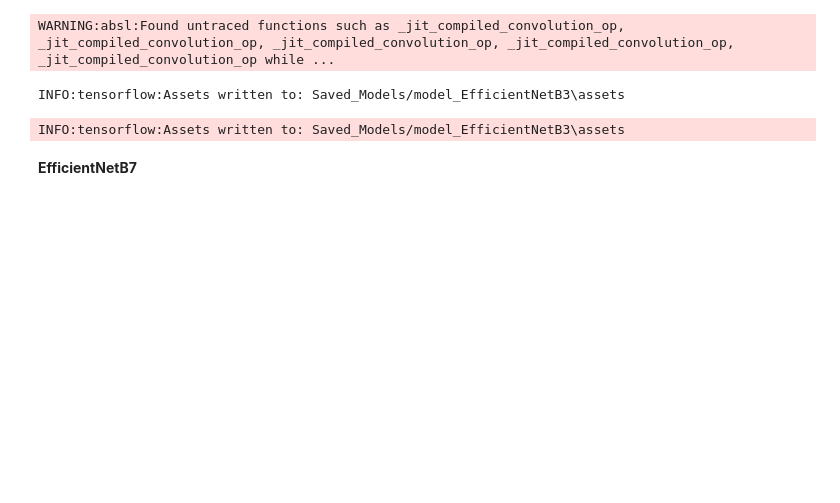
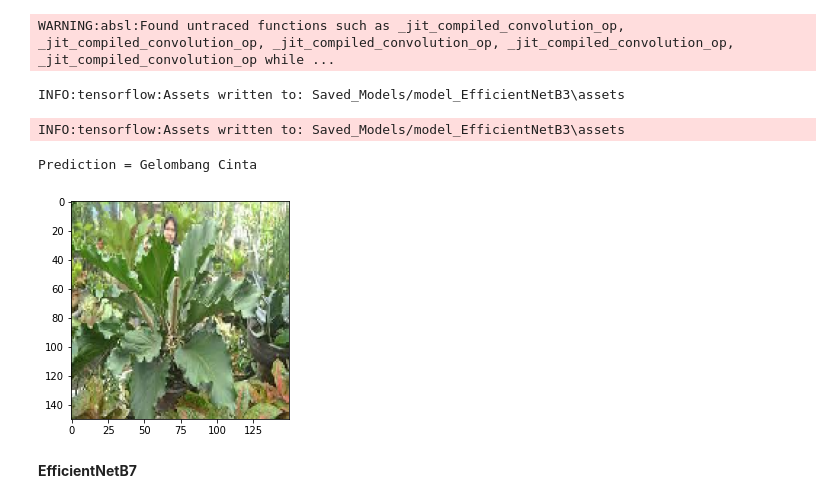
Before and after one commit to ornaman-dev/Bangkit-MachineLearning, a Jupyter notebook: main.ipynb, the cells around one changed output. Cells and saved outputs as stored; diff of their text form; code cells hidden in the pictures; blank space fills up the shorter version.

Commit message:
add Predictive

```diff
--- a/main.ipynb
+++ b/main.ipynb
@@ -311,6 +311,24 @@ model_B3.save('Saved_Models/model_EfficientNetB3')
 WARNING:absl:Found untraced functions such as _jit_compiled_convolution_op, _jit_compiled_convolution_op, _jit_compiled_convolution_op, _jit_compiled_convolution_op, _jit_compiled_convolution_op while ...
 INFO:tensorflow:Assets written to: Saved_Models/model_EfficientNetB3\assets
 INFO:tensorflow:Assets written to: Saved_Models/model_EfficientNetB3\assets
+# %%
+import keras.utils as image
+import matplotlib.pyplot as plt
+import numpy as np
+
+
+img = image.load_img("C:/Users/USER/Downloads/wave.jpeg", target_size=(150,150))
+imgplot = plt.imshow(img)
+x = image.img_to_array(img)
+x = x/255.0
+x = np.expand_dims(x, axis=0)
+images = np.vstack([x])
+
+classes = model_B3.predict(images, batch_size=10,verbose=0)
+print(f"Prediction = {class_names[np.argmax(classes)]}")
+# %% [output]
+Prediction = Gelombang Cinta
+[figure, added]
 # %% [markdown]
 **EfficientNetB7**
 # %%
```
Also changed, not shown: parts of 6 cells of this notebook, 4 other files.
